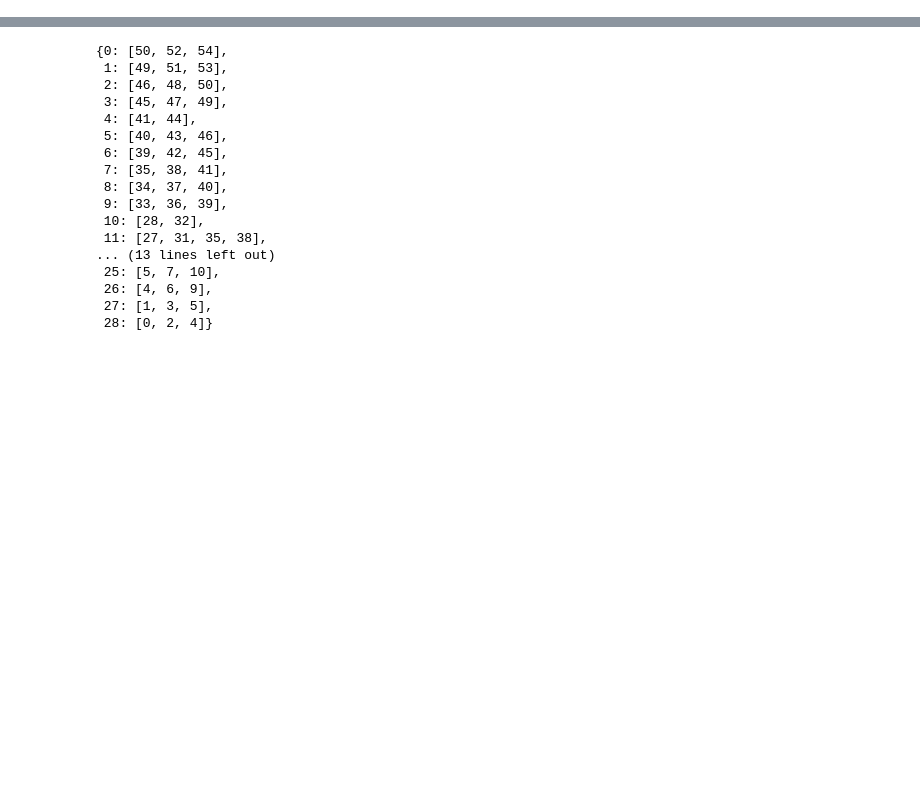
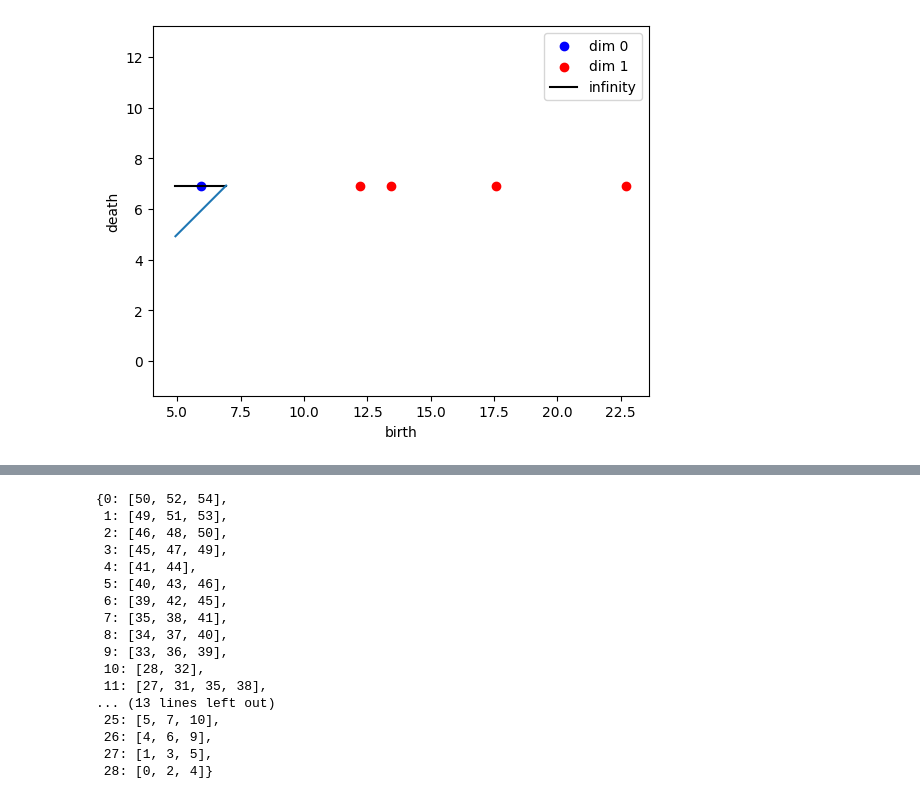
Before and after one commit to siroj99/Master_thesis, a Jupyter notebook: code/MNIST_examples.ipynb, the cells around one changed output, grey strips where cells are left out. Cells and saved outputs as stored; diff of their text form; code cells hidden in the pictures; blank space fills up the shorter version.

```diff
--- a/code/MNIST_examples.ipynb
+++ b/code/MNIST_examples.ipynb
@@ -258 +295,5 @@ draw_filtration(f)
+# %%
+Landscape(f).show_diagram()
+# %% [output]
+[figure, added]
 # %%
```
Also changed, not shown: parts of 11 cells of this notebook, 4 other files.
